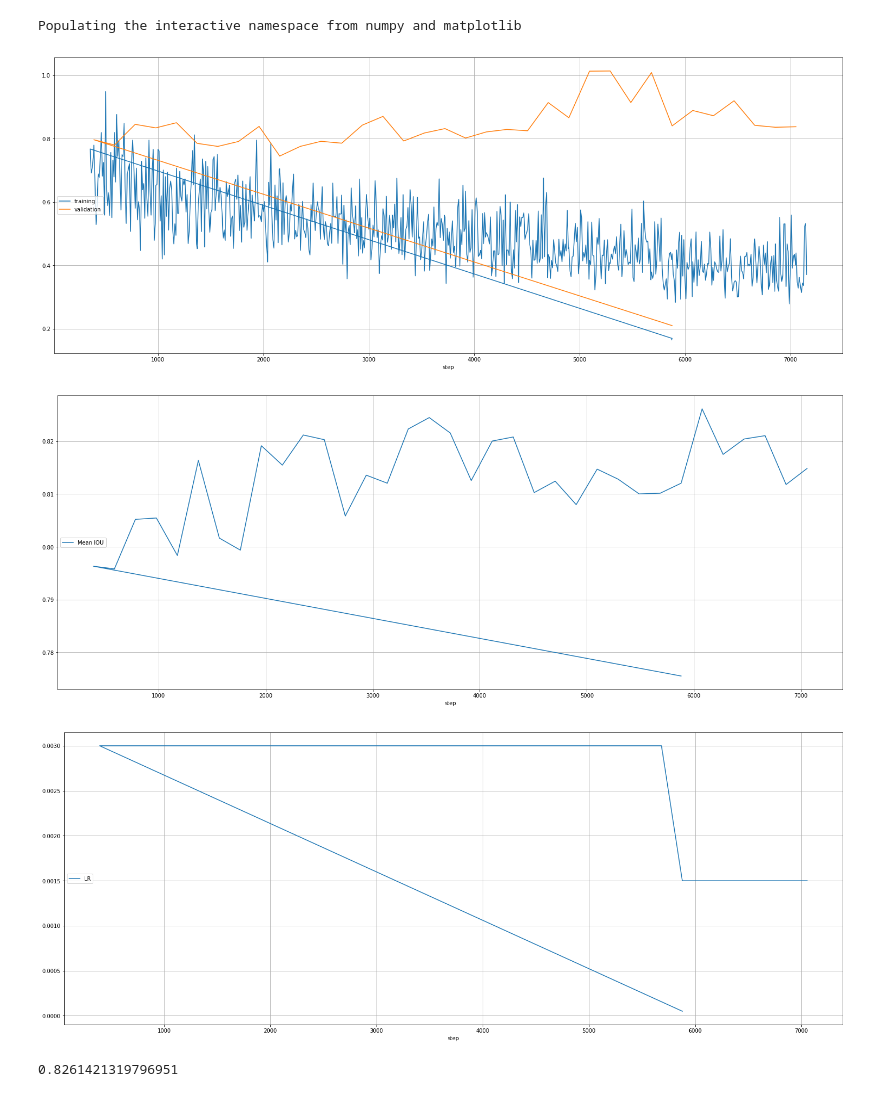
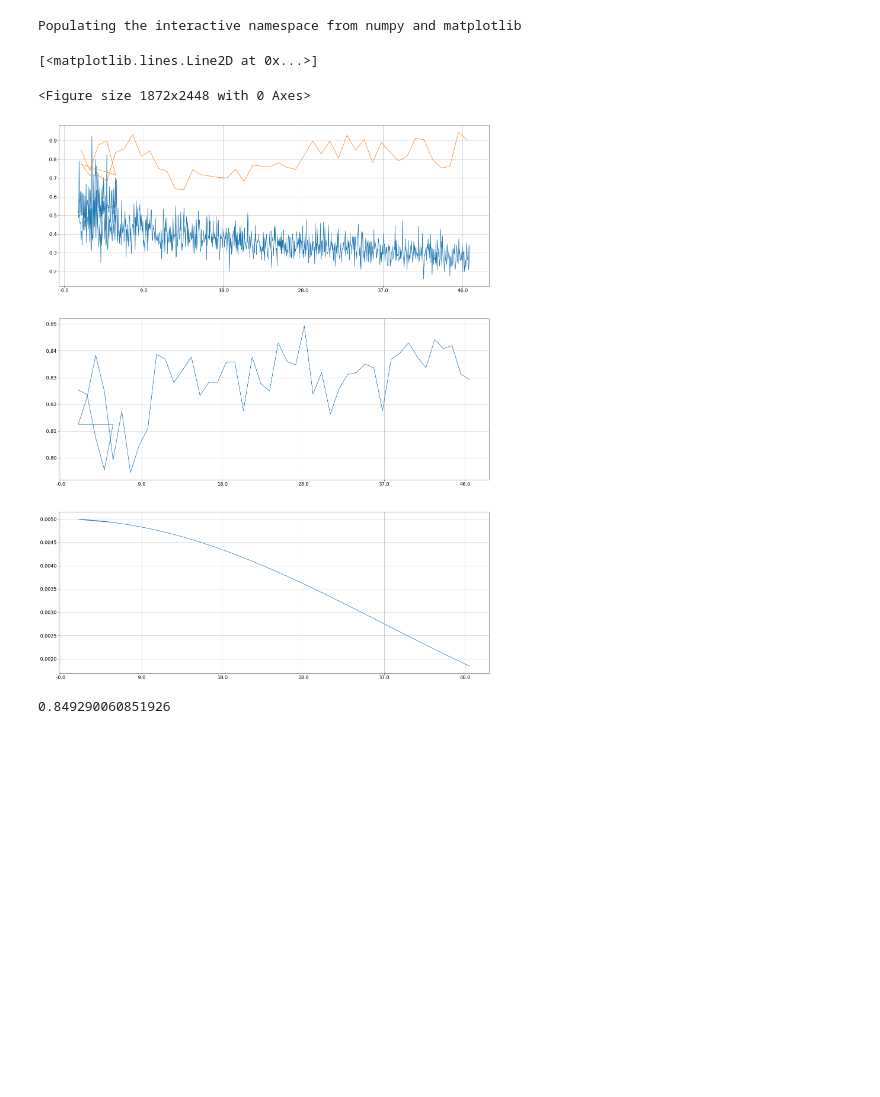
Before and after one commit to windsurfer7563/proj_kaggle_salt, a Jupyter notebook: notebooks/Plots.ipynb, the cells around one changed output. Drawn from its saved outputs; the diff is of its cells as text; code cells hidden in the pictures; blank space fills up the shorter version.

```diff
--- a/notebooks/Plots.ipynb
+++ b/notebooks/Plots.ipynb
@@ -8,55 +9,51 @@ os.chdir('/root/proj_kaggle_salt')
 Populating the interactive namespace from numpy and matplotlib
 # %%
 log_path = 'runs/debug/'
-log_file = 'train_SE_ResNext101_pretrain_0.log'
+log_file = 'train_SE_ResNext50_finetune2_1.log'
 sl =350
 logs = pd.read_json(log_path+log_file, lines=True)
 # %%
 plt.figure(figsize=(26,34))
-plt.subplot(311)
-plt.plot(logs.step[(logs.loss.isna() == False) & (logs.step > sl)],
+fig, ax = plt.subplots(3,1, sharex=False, figsize=(26,34))
+
+for ax_ in ax:
+    ax_.xaxis.set_major_formatter(plt.FuncFormatter(lambda x,t: x // 214))
+
+    for ticks in ax_.xaxis.get_major_ticks():
+        ticks.label.set_fontsize(16)
+
+    for ticks in ax_.yaxis.get_major_ticks():
+        ticks.label.set_fontsize(16)
+
+    #ax_.legend(loc='center left')
+    ax_.grid(True)
+
+ax[0].plot(logs.step[(logs.loss.isna() == False) & (logs.step > sl)],
             logs.loss[(logs.loss.isna() == False) & (logs.step > sl)],
             label="training")
 
-plt.plot(logs.step[(logs.valid_loss.isna() == False) & (logs.step > sl)],
+ax[0].plot(logs.step[(logs.valid_loss.isna() == False) & (logs.step > sl)],
             logs.valid_loss[(logs.valid_loss.isna() == False) & (logs.step > sl)],
             label = "validation")
 
-plt.xlabel('step')
-plt.legend(loc='center left')
-plt.grid(True)
-plt.show();
-
-plt.figure(figsize=(26,34))
-plt.subplot(312)
 
 #plt.plot(logs.step[(logs.valid_loss.isna() == False) & (logs.step > sl)],
 #            logs.jaccard[(logs.valid_loss.isna() == False) & (logs.step > sl)],
 #            label = "jaccard")
 
-plt.plot(logs.step[(logs.valid_loss.isna() == False) & (logs.step > sl)],
+ax[1].plot(logs.step[(logs.valid_loss.isna() == False) & (logs.step > sl)],
             logs.mean_iou2[(logs.valid_loss.isna() == False) & (logs.step > sl)],
             label = "Mean IOU")
 
-plt.xlabel('step')
-plt.legend(loc='center left')
-plt.grid(True)
-plt.show();
 
-plt.figure(figsize=(26,34))
-plt.subplot(312)
-plt.plot(logs.step[(logs.valid_loss.isna() == False) & (logs.step > sl)],
+ax[2].plot(logs.step[(logs.valid_loss.isna() == False) & (logs.step > sl)],
             logs.lr[(logs.valid_loss.isna() == False) & (logs.step > sl)],
             label = "LR")
-plt.xlabel('step')
-plt.legend(loc='center left')
-plt.grid(True)
-plt.show();
 # %% [output]
+[<matplotlib.lines.Line2D at 0x...>]
+<Figure size 1872x2448 with 0 Axes>
-[figure, old version]
+[figure, new version]
-[figure, removed]
-[figure, removed]
 # %%
 logs.mean_iou2.max()
 # %% [output]
-0.8261421319796951
+0.849290060851926
```
Also changed, not shown: parts of 1 cell of this notebook, 18 other files.
